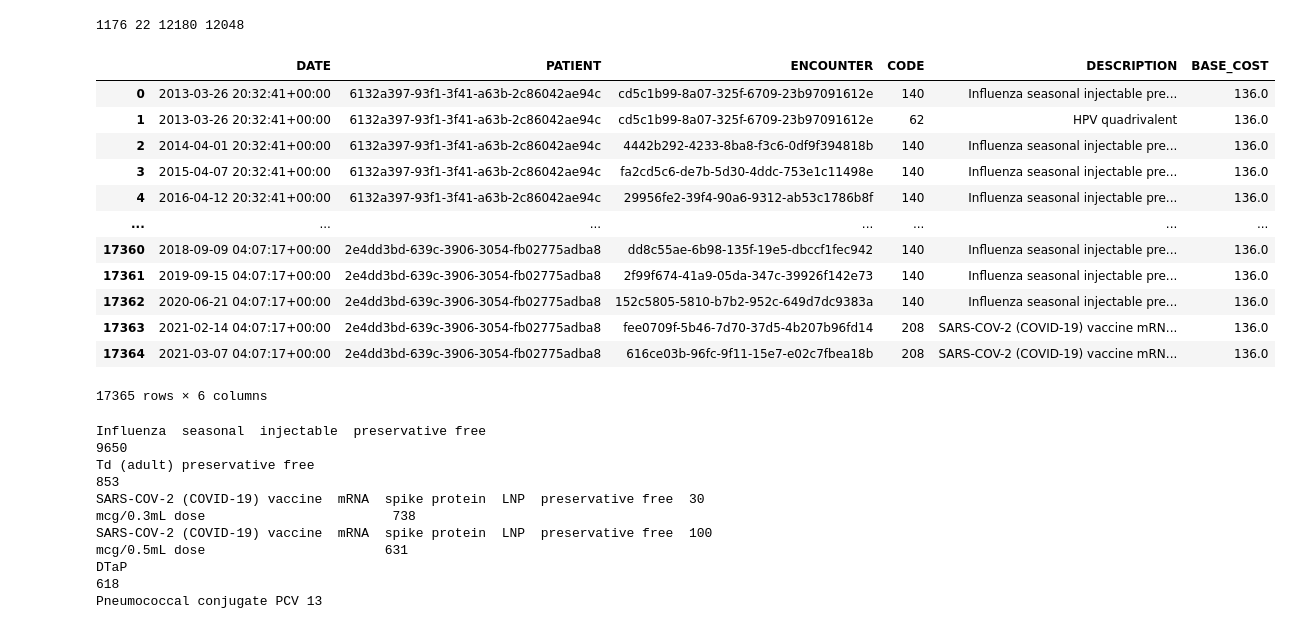
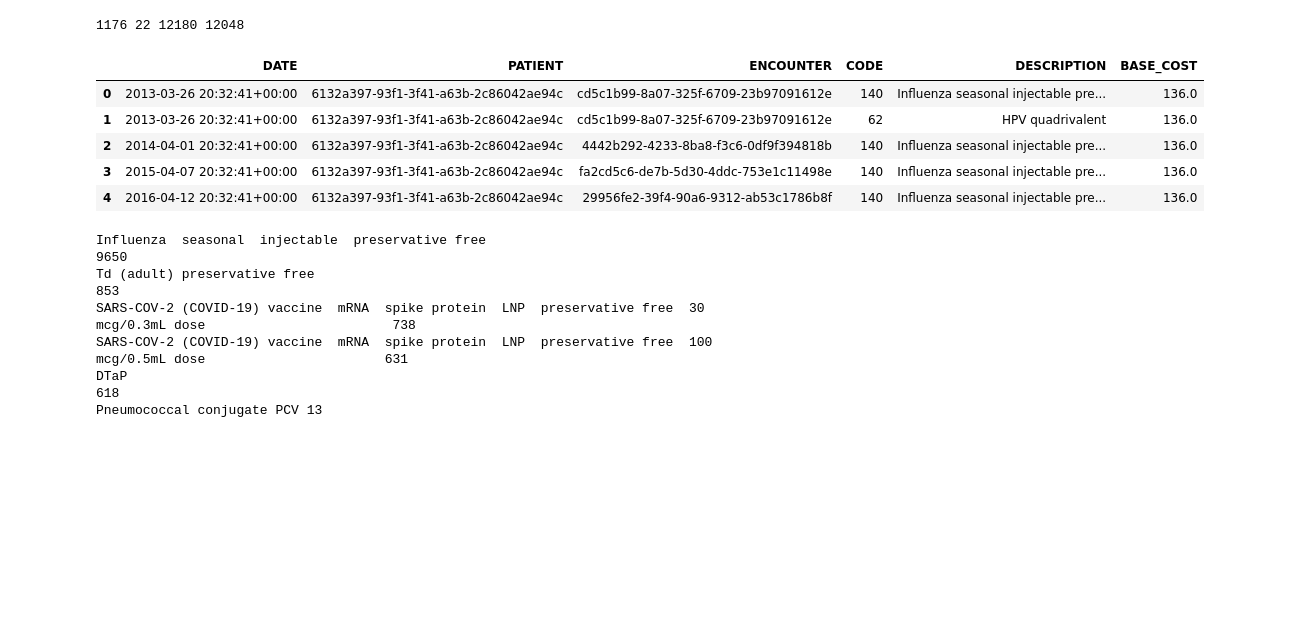
Before and after one commit to bsenst/dtc-de-2023, a Jupyter notebook: notebooks/eda-synthea-dataset.ipynb, the cells around one changed output. Cells and saved outputs as stored; diff of their text form; code cells hidden in the pictures; blank space fills up the shorter version.

```diff
--- a/notebooks/eda-synthea-dataset.ipynb
+++ b/notebooks/eda-synthea-dataset.ipynb
@@ -52,21 +50,14 @@ print(df_dict["immunizations"]["PATIENT"].nunique(),
 # %% [output]
 1176 22 12180 12048
 # %%
-df_dict["immunizations"]
+df_dict["immunizations"].head()
 # %% [output]
 |  | DATE | PATIENT | ENCOUNTER | CODE | DESCRIPTION | BASE_COST |
 | 0 | 2013-03-26 20:32:41+00:00 | 6132a397-93f1-3f41-a63b-2c86042ae94c | cd5c1b99-8a07-325f-6709-23b97091612e | 140 | Influenza seasonal injectable pre... | 136.0 |
 | 1 | 2013-03-26 20:32:41+00:00 | 6132a397-93f1-3f41-a63b-2c86042ae94c | cd5c1b99-8a07-325f-6709-23b97091612e | 62 | HPV quadrivalent | 136.0 |
 | 2 | 2014-04-01 20:32:41+00:00 | 6132a397-93f1-3f41-a63b-2c86042ae94c | 4442b292-4233-8ba8-f3c6-0df9f394818b | 140 | Influenza seasonal injectable pre... | 136.0 |
 | 3 | 2015-04-07 20:32:41+00:00 | 6132a397-93f1-3f41-a63b-2c86042ae94c | fa2cd5c6-de7b-5d30-4ddc-753e1c11498e | 140 | Influenza seasonal injectable pre... | 136.0 |
 | 4 | 2016-04-12 20:32:41+00:00 | 6132a397-93f1-3f41-a63b-2c86042ae94c | 29956fe2-39f4-90a6-9312-ab53c1786b8f | 140 | Influenza seasonal injectable pre... | 136.0 |
-| ... | ... | ... | ... | ... | ... | ... |
-| 17360 | 2018-09-09 04:07:17+00:00 | 2e4dd3bd-639c-3906-3054-fb02775adba8 | dd8c55ae-6b98-135f-19e5-dbccf1fec942 | 140 | Influenza seasonal injectable pre... | 136.0 |
-| 17361 | 2019-09-15 04:07:17+00:00 | 2e4dd3bd-639c-3906-3054-fb02775adba8 | 2f99f674-41a9-05da-347c-39926f142e73 | 140 | Influenza seasonal injectable pre... | 136.0 |
-| 17362 | 2020-06-21 04:07:17+00:00 | 2e4dd3bd-639c-3906-3054-fb02775adba8 | 152c5805-5810-b7b2-952c-649d7dc9383a | 140 | Influenza seasonal injectable pre... | 136.0 |
-| 17363 | 2021-02-14 04:07:17+00:00 | 2e4dd3bd-639c-3906-3054-fb02775adba8 | fee0709f-5b46-7d70-37d5-4b207b96fd14 | 208 | SARS-COV-2 (COVID-19) vaccine mRN... | 136.0 |
-| 17364 | 2021-03-07 04:07:17+00:00 | 2e4dd3bd-639c-3906-3054-fb02775adba8 | 616ce03b-96fc-9f11-15e7-e02c7fbea18b | 208 | SARS-COV-2 (COVID-19) vaccine mRN... | 136.0 |
-17365 rows × 6 columns
 # %%
 df_dict["immunizations"]["DESCRIPTION"].value_counts()
 # %% [output]
```
Also changed, not shown: parts of 37 cells of this notebook.
